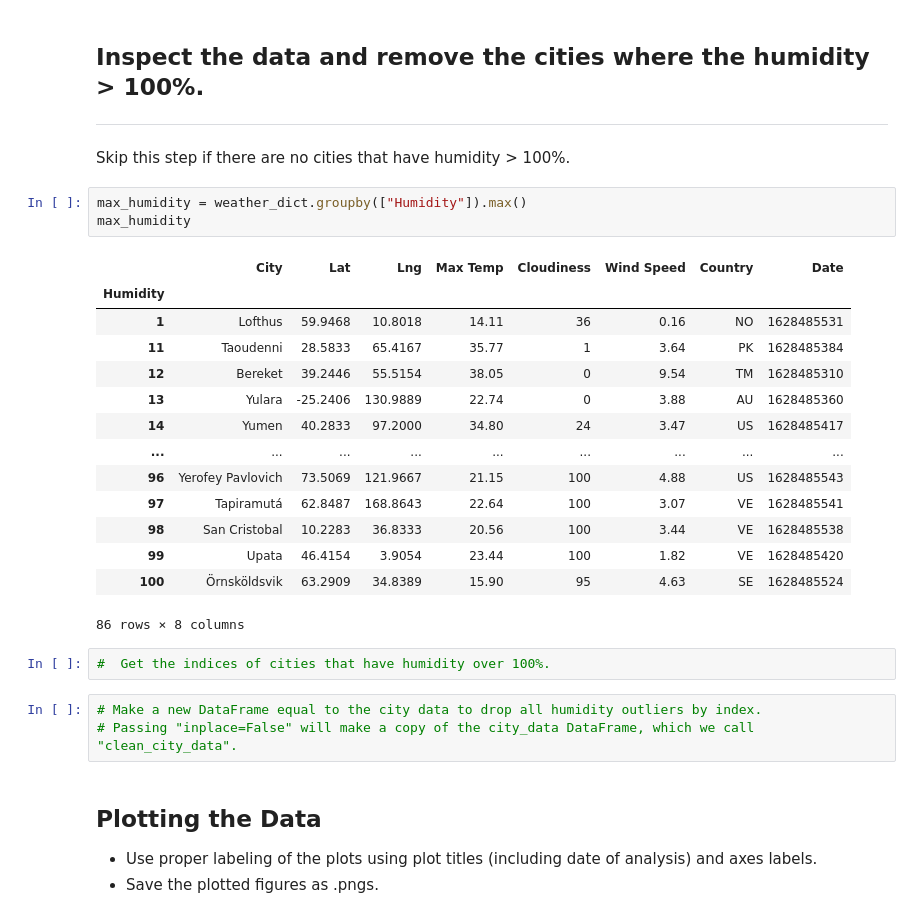
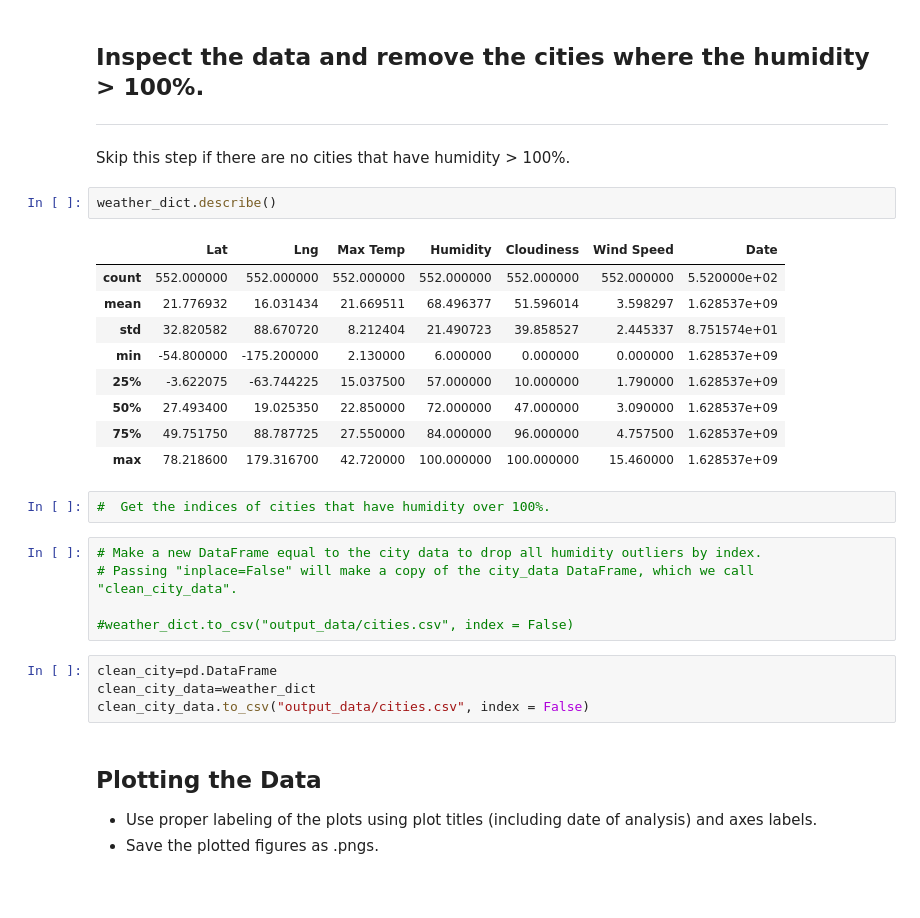
Before and after one commit to michelleherman13/python-api, a Jupyter notebook: WeatherPy/WeatherPy.ipynb, the cells around one changed output. Saved outputs shown, nothing was run; the diff lists cells and outputs as text; blank space fills up the shorter version.

```diff
--- a/WeatherPy/WeatherPy.ipynb
+++ b/WeatherPy/WeatherPy.ipynb
@@ -151,29 +156,29 @@ weather_dict.head()
 ## Inspect the data and remove the cities where the humidity > 100%.
 ----
 Skip this step if there are no cities that have humidity > 100%.
-# %%
-max_humidity = weather_dict.groupby(["Humidity"]).max()
-max_humidity
-# %% [output]
-|  | City | Lat | Lng | Max Temp | Cloudiness | Wind Speed | Country | Date |
-| Humidity |  |  |  |  |  |  |  |  |
-| 1 | Lofthus | 59.9468 | 10.8018 | 14.11 | 36 | 0.16 | NO | 1628485531 |
-| 11 | Taoudenni | 28.5833 | 65.4167 | 35.77 | 1 | 3.64 | PK | 1628485384 |
-| 12 | Bereket | 39.2446 | 55.5154 | 38.05 | 0 | 9.54 | TM | 1628485310 |
-| 13 | Yulara | -25.2406 | 130.9889 | 22.74 | 0 | 3.88 | AU | 1628485360 |
-| 14 | Yumen | 40.2833 | 97.2000 | 34.80 | 24 | 3.47 | US | 1628485417 |
-| ... | ... | ... | ... | ... | ... | ... | ... | ... |
-| 96 | Yerofey Pavlovich | 73.5069 | 121.9667 | 21.15 | 100 | 4.88 | US | 1628485543 |
-| 97 | Tapiramutá | 62.8487 | 168.8643 | 22.64 | 100 | 3.07 | VE | 1628485541 |
-| 98 | San Cristobal | 10.2283 | 36.8333 | 20.56 | 100 | 3.44 | VE | 1628485538 |
-| 99 | Upata | 46.4154 | 3.9054 | 23.44 | 100 | 1.82 | VE | 1628485420 |
-| 100 | Örnsköldsvik | 63.2909 | 34.8389 | 15.90 | 95 | 4.63 | SE | 1628485524 |
-86 rows × 8 columns
+# %%
+weather_dict.describe()
+# %% [output]
+|  | Lat | Lng | Max Temp | Humidity | Cloudiness | Wind Speed | Date |
+| count | 552.000000 | 552.000000 | 552.000000 | 552.000000 | 552.000000 | 552.000000 | 5.520000e+02 |
+| mean | 21.776932 | 16.031434 | 21.669511 | 68.496377 | 51.596014 | 3.598297 | 1.628537e+09 |
+| std | 32.820582 | 88.670720 | 8.212404 | 21.490723 | 39.858527 | 2.445337 | 8.751574e+01 |
+| min | -54.800000 | -175.200000 | 2.130000 | 6.000000 | 0.000000 | 0.000000 | 1.628537e+09 |
+| 25% | -3.622075 | -63.744225 | 15.037500 | 57.000000 | 10.000000 | 1.790000 | 1.628537e+09 |
+| 50% | 27.493400 | 19.025350 | 22.850000 | 72.000000 | 47.000000 | 3.090000 | 1.628537e+09 |
+| 75% | 49.751750 | 88.787725 | 27.550000 | 84.000000 | 96.000000 | 4.757500 | 1.628537e+09 |
+| max | 78.218600 | 179.316700 | 42.720000 | 100.000000 | 100.000000 | 15.460000 | 1.628537e+09 |
 # %%
 #  Get the indices of cities that have humidity over 100%.
 # %%
 # Make a new DataFrame equal to the city data to drop all humidity outliers by index.
 # Passing "inplace=False" will make a copy of the city_data DataFrame, which we call "clean_city_data".
+
+#weather_dict.to_csv("output_data/cities.csv", index = False)
+# %%
+clean_city=pd.DataFrame
+clean_city_data=weather_dict
+clean_city_data.to_csv("output_data/cities.csv", index = False)
 # %% [markdown]
 ## Plotting the Data
 * Use proper labeling of the plots using plot titles (including date of analysis) and axes labels.
```
Also changed, not shown: parts of 4 cells of this notebook, 1 other file.
